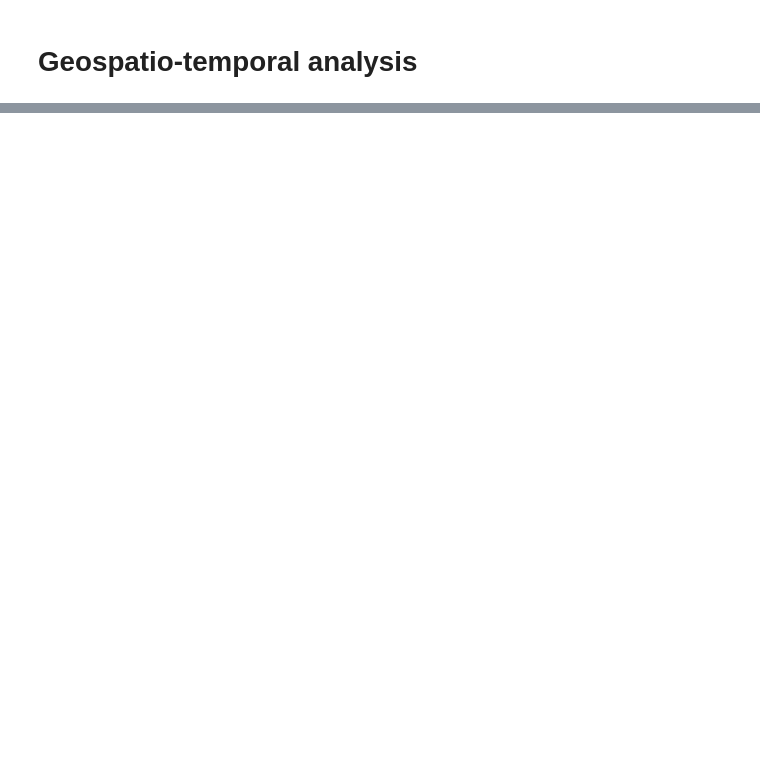
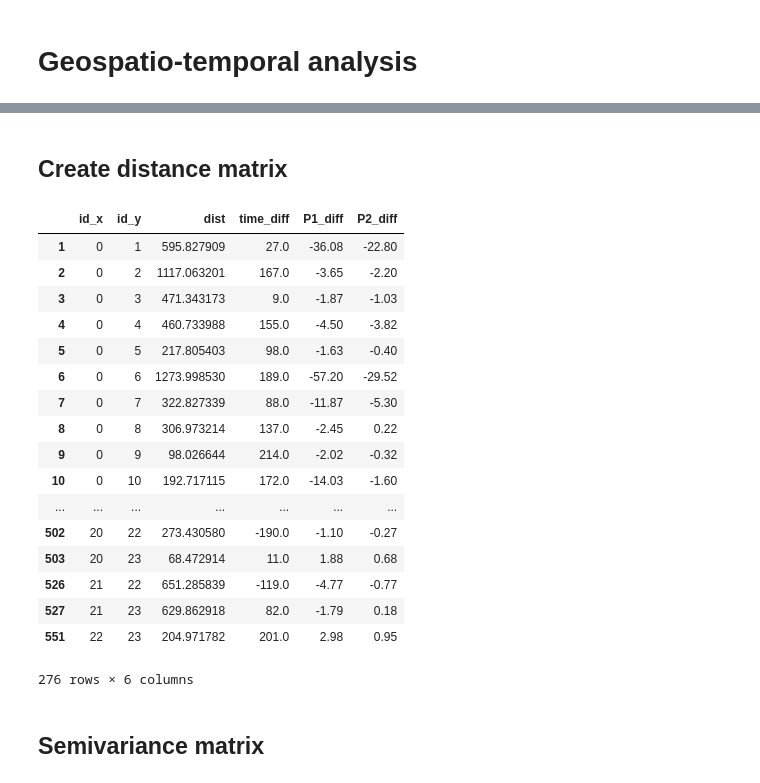
Before and after one commit to clellmann/particle-analysis, a Jupyter notebook: analysis.ipynb, the cells around one changed output, grey strips where cells are left out. Saved outputs shown, nothing was run; the diff lists cells and outputs as text; code cells hidden in the pictures; blank space fills up the shorter version.

Commit message:
Added advanced querying, map and dist matrix calc

```diff
--- a/analysis.ipynb
+++ b/analysis.ipynb
@@ -56,0 +193,35 @@ base_df
+# %% [markdown]
+## Create distance matrix
+# %%
+base_df['key'] = 1
+# %%
+merged_df = pd.merge(base_df, base_df, on='key').query('id_x < id_y')
+# %%
+dist_df = merged_df[['id_x', 'id_y']]
+dist_df['dist'] = merged_df.apply(lambda row: haversine((row['latitude_x'], row['longitude_x']), (row['latitude_y'], row['longitude_y'])), axis = 1)
+dist_df['time_diff'] = merged_df.apply(lambda row: (row['timestamp_x'] - row['timestamp_y']).total_seconds(), axis=1)
+dist_df['P1_diff'] = merged_df['P1_x'] - merged_df['P1_y']
+dist_df['P2_diff'] = merged_df['P2_x'] - merged_df['P2_y']
+# %%
+dist_df
+# %% [output]
+|  | id_x | id_y | dist | time_diff | P1_diff | P2_diff |
+| 1 | 0 | 1 | 595.827909 | 27.0 | -36.08 | -22.80 |
+| 2 | 0 | 2 | 1117.063201 | 167.0 | -3.65 | -2.20 |
+| 3 | 0 | 3 | 471.343173 | 9.0 | -1.87 | -1.03 |
+| 4 | 0 | 4 | 460.733988 | 155.0 | -4.50 | -3.82 |
+| 5 | 0 | 5 | 217.805403 | 98.0 | -1.63 | -0.40 |
+| 6 | 0 | 6 | 1273.998530 | 189.0 | -57.20 | -29.52 |
+| 7 | 0 | 7 | 322.827339 | 88.0 | -11.87 | -5.30 |
+| 8 | 0 | 8 | 306.973214 | 137.0 | -2.45 | 0.22 |
+| 9 | 0 | 9 | 98.026644 | 214.0 | -2.02 | -0.32 |
+| 10 | 0 | 10 | 192.717115 | 172.0 | -14.03 | -1.60 |
+| ... | ... | ... | ... | ... | ... | ... |
+| 502 | 20 | 22 | 273.430580 | -190.0 | -1.10 | -0.27 |
+| 503 | 20 | 23 | 68.472914 | 11.0 | 1.88 | 0.68 |
+| 526 | 21 | 22 | 651.285839 | -119.0 | -4.77 | -0.77 |
+| 527 | 21 | 23 | 629.862918 | 82.0 | -1.79 | 0.18 |
+| 551 | 22 | 23 | 204.971782 | 201.0 | 2.98 | 0.95 |
+276 rows × 6 columns
+# %% [markdown]
+## Semivariance matrix
```
Also changed, not shown: parts of 21 cells of this notebook.
